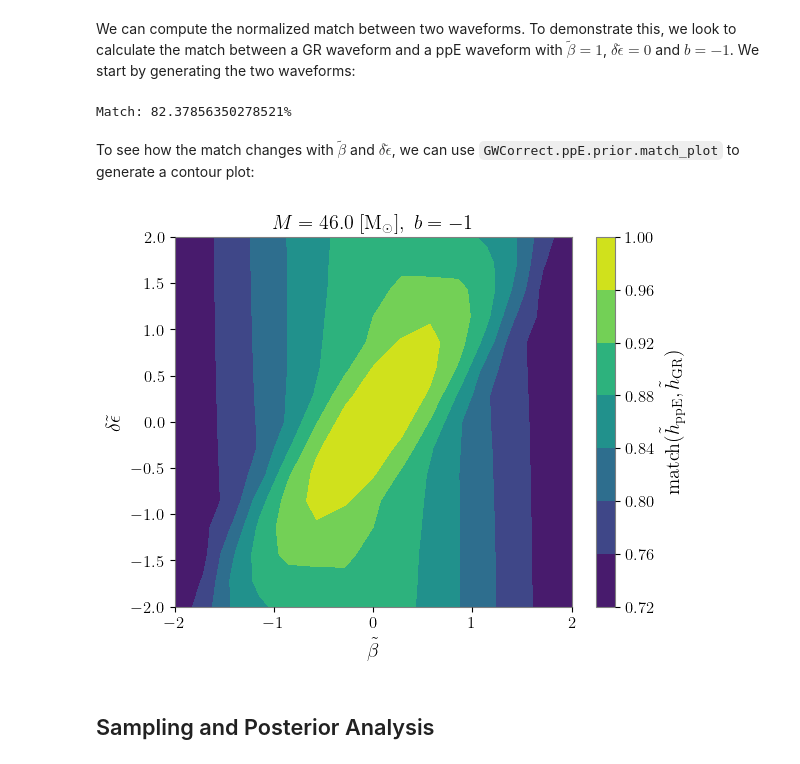
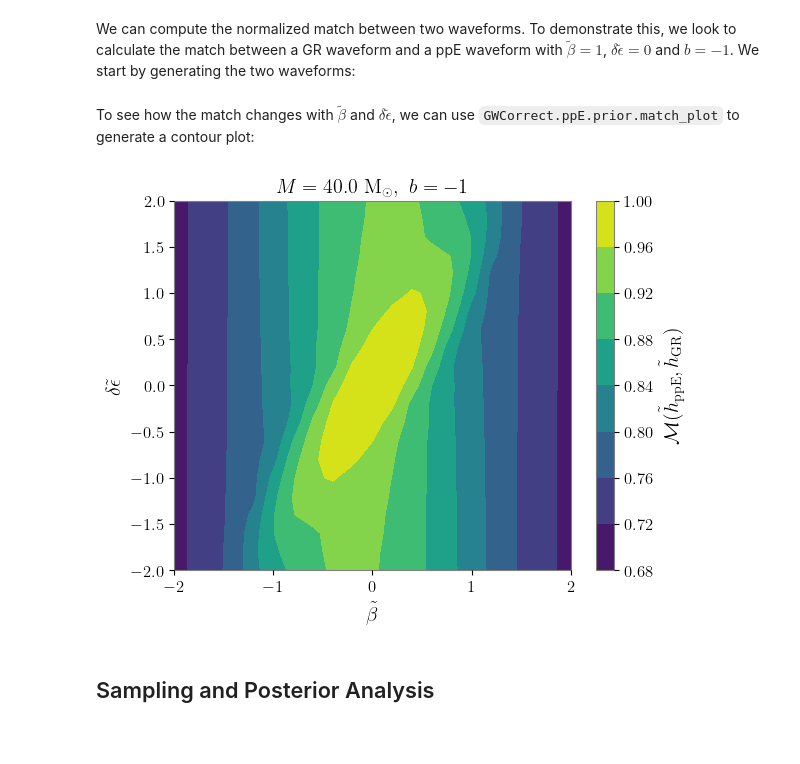
Before and after one commit to RyanSR71/GWCorrect, a Jupyter notebook: docs/source/notebooks/ppE_Tutorial.ipynb, the cells around one changed output. Drawn from its saved outputs; the diff is of its cells as text; code cells hidden in the pictures; blank space fills up the shorter version.

```diff
--- a/docs/source/notebooks/ppE_Tutorial.ipynb
+++ b/docs/source/notebooks/ppE_Tutorial.ipynb
@@ -17,6 +13,9 @@ from pesummary.io import read
 import requests
 import GWCorrect
 import GWCorrect.ppE as ppE
+# %%
+plt.rcParams['mathtext.fontset'] = 'cm'
+plt.rcParams['font.family'] = 'serif'
 # %% [markdown]
 ## ppE Correction Model
 # %% [markdown]
@@ -153,76 +151,48 @@ $b$ controls the post-Newtonian (PN) order of the ppE correction. The PN order c
 In this section, we look at the match functions in the `GWCorrect.ppE.prior` submodule, which are `match` and `match_plot`.
 # %% [markdown]
 We can compute the normalized match between two waveforms. To demonstrate this, we look to calculate the match between a GR waveform and a ppE waveform with $\tilde\beta=1$, $\delta\tilde\epsilon=0$ and $b=-1$. We start by generating the two waveforms:
-# %%
-waveform_arguments = dict(waveform_approximant='IMRPhenomD', reference_frequency=20,
-                            catch_waveform_errors=True, minimum_frequency=20.0, maximum_frequency=1024.0)
-
-ppE_waveform_generator = bilby.gw.WaveformGenerator(parameter_conversion=bilby.gw.conversion.convert_to_lal_binary_black_hole_parameters,
-                    waveform_arguments=waveform_arguments,
-                    # we simply place the ppE correction model as the frequency_domain_source_model
-                    frequency_domain_source_model=ppE.waveform_generator.ppECorrectionModel,
-                    sampling_frequency=4096,
-                    duration=4,
-                )
-
-GR_waveform_generator = bilby.gw.WaveformGenerator(parameter_conversion=bilby.gw.conversion.convert_to_lal_binary_black_hole_parameters,
-                    waveform_arguments=waveform_arguments,
-                    frequency_domain_source_model=bilby.gw.source.lal_binary_black_hole,
-                    sampling_frequency=4096,
-                    duration=4,
-                )
-
-injection = dict(
-    chirp_mass=20,
-    mass_ratio=1,
-    chi_1=0,
-    chi_2=0,
-    luminosity_distance=1000,
-    geocent_time=1126259642.5,
-    phase=1.577,
-    theta_jn=0.48736165
-)
-
-injection['beta_tilde'] = 1
-injection['delta_epsilon_tilde'] = 0
-injection['b'] = -1
-
-match = ppE.prior.match(ppE_waveform_generator,GR_waveform_generator,injection)
-print(f'Match: {100*match}%')
-# %% [output]
-Match: 82.37856350278521%
 # %% [markdown]
 To see how the match changes with $\tilde\beta$ and $\delta\tilde\epsilon$, we can use `GWCorrect.ppE.prior.match_plot` to generate a contour plot:
 # %%
 # choose a binary black hole injection
 injection = dict(
-    chirp_mass=20,
+    chirp_mass=17.4,
     mass_ratio=1,
     chi_1=0,
     chi_2=0,
-    luminosity_distance=1000,
-    geocent_time=1126259642.5,
+    luminosity_distance=598,
+    geocent_time=1126259462.4,
     phase=1.577,
     theta_jn=0.48736165
 )
 
 # include a b value
 injection['b'] = -1
 
 # choose beta_tilde and delta_epsilon values to sample and put them in arrays
-beta_tildes = np.linspace(-2,2,15)
-delta_epsilon_tildes = np.linspace(-2,2,15)
+beta_tildes = np.linspace(-2,2,21)
+delta_epsilon_tildes = np.linspace(-2,2,21)
 
 # creating a directory for the tutorial files
 try:
     os.mkdir('tutorial_files')
 except:
     pass
 
-# creating a contour plot and saving it to the tutorial files directory
-ppE.prior.match_plot(ppE_waveform_generator,GR_waveform_generator,injection,beta_tildes,delta_epsilon_tildes)
+# creating the contour plot parameters
+X, Y, match_grid = ppE.prior.match_plot(ppE_waveform_generator,GR_waveform_generator,injection,beta_tildes,delta_epsilon_tildes)
+
+# creating the contour plot
+plt.contourf(X,Y,match_grid)
+plt.colorbar(label=r'$\mathcal{M}(\tilde{h}_\mathrm{ppE},\tilde{h}_\mathrm{GR})$')
+plt.xlabel(r'$\tilde\beta$')
+plt.ylabel(r'$\delta\tilde\epsilon$')
+plt.title(r'$M=40.0\ \mathrm{M}_\odot,\ b=-1$')
+plt.grid(False)
+
+plt.show()
 # %% [output]
-[figure, old version]
+[figure, new version]
 # %% [markdown]
 ## Sampling and Posterior Analysis
 # %% [markdown]
```
Also changed, not shown: parts of 12 cells of this notebook.
